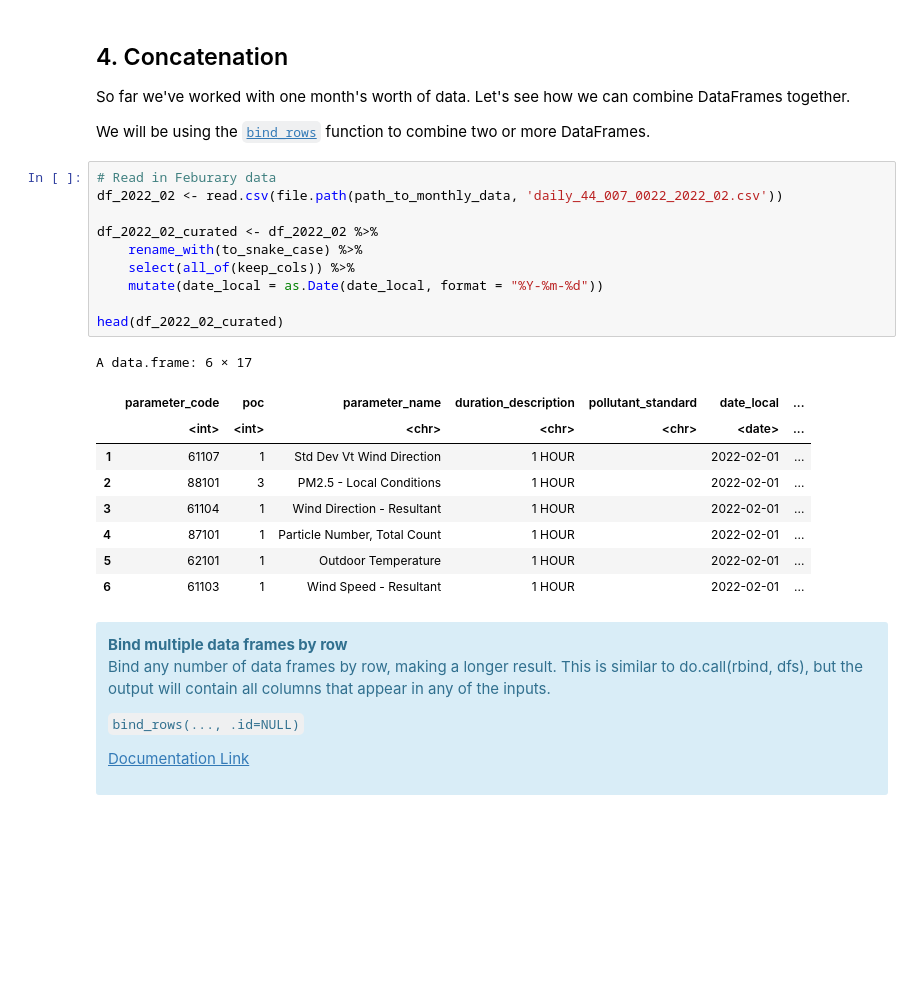
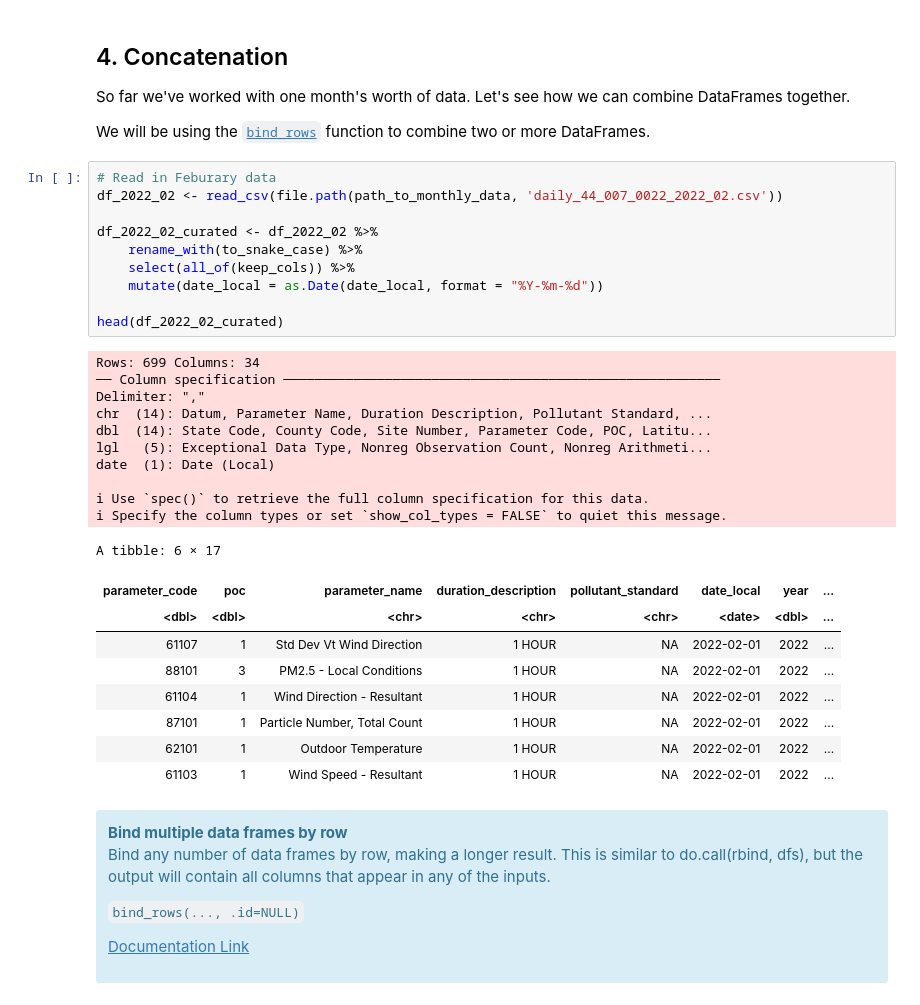
Before and after one commit to MPA-2065-FA24/mpa2065-fall2024, a Jupyter notebook: exploratory_data_analysis/notebooks/1.0-gtd-eda-walkthrough.ipynb, the cells around one changed output. Drawn from its saved outputs; the diff is of its cells as text; blank space fills up the shorter version.

```diff
--- a/exploratory_data_analysis/notebooks/1.0-gtd-eda-walkthrough.ipynb
+++ b/exploratory_data_analysis/notebooks/1.0-gtd-eda-walkthrough.ipynb
@@ -416,24 +417,34 @@ So far we've worked with one month's worth of data. Let's see how we can combine
 We will be using the [`bind_rows`](https://dplyr.tidyverse.org/reference/bind.html) function to combine two or more DataFrames.
 # %%
 # Read in Feburary data
-df_2022_02 <- read.csv(file.path(path_to_monthly_data, 'daily_44_007_0022_2022_02.csv'))
+df_2022_02 <- read_csv(file.path(path_to_monthly_data, 'daily_44_007_0022_2022_02.csv'))
 
 df_2022_02_curated <- df_2022_02 %>%
     rename_with(to_snake_case) %>%
     select(all_of(keep_cols)) %>%
     mutate(date_local = as.Date(date_local, format = "%Y-%m-%d"))
 
 head(df_2022_02_curated)
 # %% [output]
-A data.frame: 6 × 17
+Rows: 699 Columns: 34
+── Column specification ────────────────────────────────────────────────────────
+Delimiter: ","
+chr  (14): Datum, Parameter Name, Duration Description, Pollutant Standard, ...
+dbl  (14): State Code, County Code, Site Number, Parameter Code, POC, Latitu...
+lgl   (5): Exceptional Data Type, Nonreg Observation Count, Nonreg Arithmeti...
+date  (1): Date (Local)
+
+ℹ Use `spec()` to retrieve the full column specification for this data.
+ℹ Specify the column types or set `show_col_types = FALSE` to quiet this message.
+A tibble: 6 × 17
-|  | parameter_code | poc | parameter_name | duration_description | pollutant_standard | date_local | ... |
-|  | <int> | <int> | <chr> | <chr> | <chr> | <date> | ... |
-| 1 | 61107 | 1 | Std Dev Vt Wind Direction | 1 HOUR |  | 2022-02-01 | ... |
-| 2 | 88101 | 3 | PM2.5 - Local Conditions | 1 HOUR |  | 2022-02-01 | ... |
-| 3 | 61104 | 1 | Wind Direction - Resultant | 1 HOUR |  | 2022-02-01 | ... |
-| 4 | 87101 | 1 | Particle Number, Total Count | 1 HOUR |  | 2022-02-01 | ... |
-| 5 | 62101 | 1 | Outdoor Temperature | 1 HOUR |  | 2022-02-01 | ... |
-| 6 | 61103 | 1 | Wind Speed - Resultant | 1 HOUR |  | 2022-02-01 | ... |
+| parameter_code | poc | parameter_name | duration_description | pollutant_standard | date_local | year | ... |
+| <dbl> | <dbl> | <chr> | <chr> | <chr> | <date> | <dbl> | ... |
+| 61107 | 1 | Std Dev Vt Wind Direction | 1 HOUR | NA | 2022-02-01 | 2022 | ... |
+| 88101 | 3 | PM2.5 - Local Conditions | 1 HOUR | NA | 2022-02-01 | 2022 | ... |
+| 61104 | 1 | Wind Direction - Resultant | 1 HOUR | NA | 2022-02-01 | 2022 | ... |
+| 87101 | 1 | Particle Number, Total Count | 1 HOUR | NA | 2022-02-01 | 2022 | ... |
+| 62101 | 1 | Outdoor Temperature | 1 HOUR | NA | 2022-02-01 | 2022 | ... |
+| 61103 | 1 | Wind Speed - Resultant | 1 HOUR | NA | 2022-02-01 | 2022 | ... |
 # %% [markdown]
 <div class="alert alert-block alert-info">
 <b>Bind multiple data frames by row</b>
```
Also changed, not shown: parts of 37 cells of this notebook.
